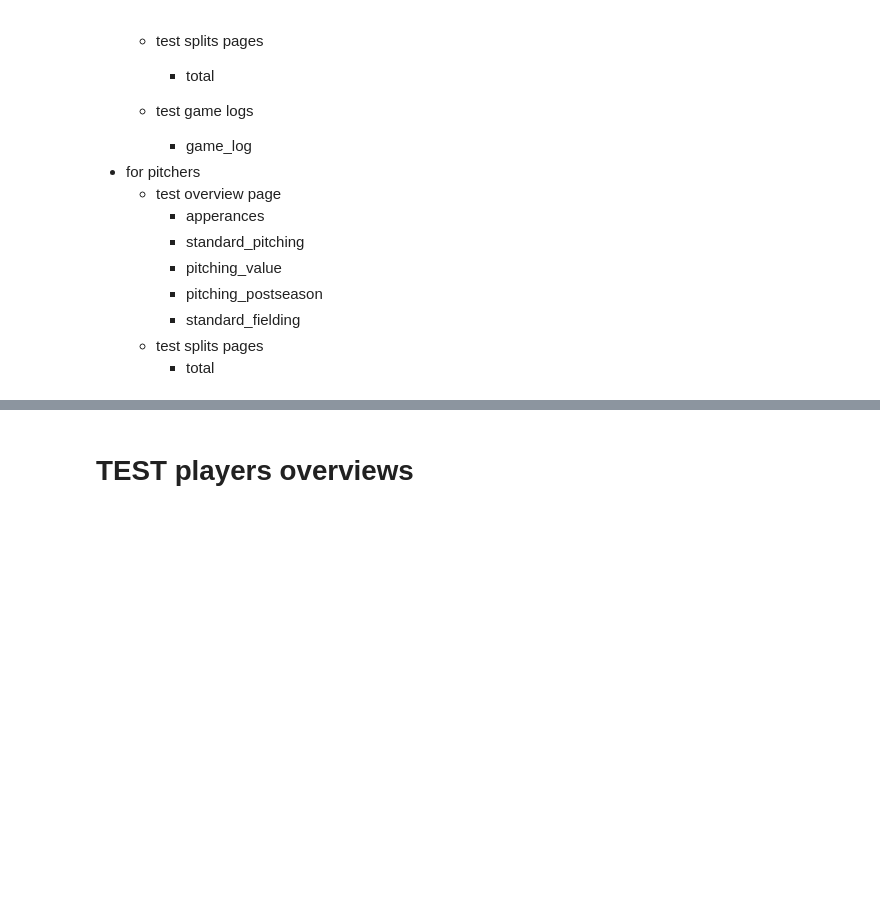
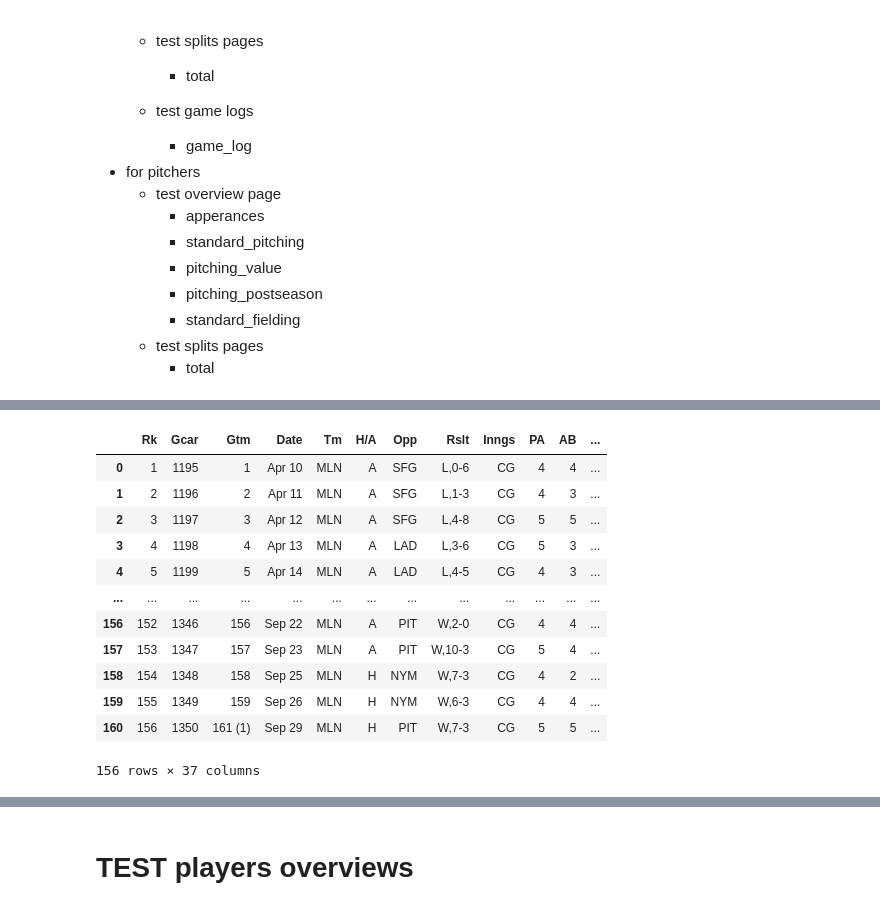
Before and after one commit to double-dose-larry/sportsref, a Jupyter notebook: test_players.ipynb, the cells around one changed output, grey strips where cells are left out. Saved outputs shown, nothing was run; the diff lists cells and outputs as text; code cells hidden in the pictures; blank space fills up the shorter version.

```diff
--- a/test_players.ipynb
+++ b/test_players.ipynb
@@ -58,0 +61,16 @@ https://widgets.sports-reference.com/wg.fcgi?css=1&site=br&url=%2Fplayers%2Fa%2F
+# %%
+aaron.game_logs(1962)
+# %% [output]
+|  | Rk | Gcar | Gtm | Date | Tm | H/A | Opp | Rslt | Inngs | PA | AB | ... |
+| 0 | 1 | 1195 | 1 | Apr 10 | MLN | A | SFG | L,0-6 | CG | 4 | 4 | ... |
+| 1 | 2 | 1196 | 2 | Apr 11 | MLN | A | SFG | L,1-3 | CG | 4 | 3 | ... |
+| 2 | 3 | 1197 | 3 | Apr 12 | MLN | A | SFG | L,4-8 | CG | 5 | 5 | ... |
+| 3 | 4 | 1198 | 4 | Apr 13 | MLN | A | LAD | L,3-6 | CG | 5 | 3 | ... |
+| 4 | 5 | 1199 | 5 | Apr 14 | MLN | A | LAD | L,4-5 | CG | 4 | 3 | ... |
+| ... | ... | ... | ... | ... | ... | ... | ... | ... | ... | ... | ... | ... |
+| 156 | 152 | 1346 | 156 | Sep 22 | MLN | A | PIT | W,2-0 | CG | 4 | 4 | ... |
+| 157 | 153 | 1347 | 157 | Sep 23 | MLN | A | PIT | W,10-3 | CG | 5 | 4 | ... |
+| 158 | 154 | 1348 | 158 | Sep 25 | MLN | H | NYM | W,7-3 | CG | 4 | 2 | ... |
+| 159 | 155 | 1349 | 159 | Sep 26 | MLN | H | NYM | W,6-3 | CG | 4 | 4 | ... |
+| 160 | 156 | 1350 | 161 (1) | Sep 29 | MLN | H | PIT | W,7-3 | CG | 5 | 5 | ... |
+156 rows × 37 columns
```
Also changed, not shown: parts of 12 cells of this notebook, 2 other files.
